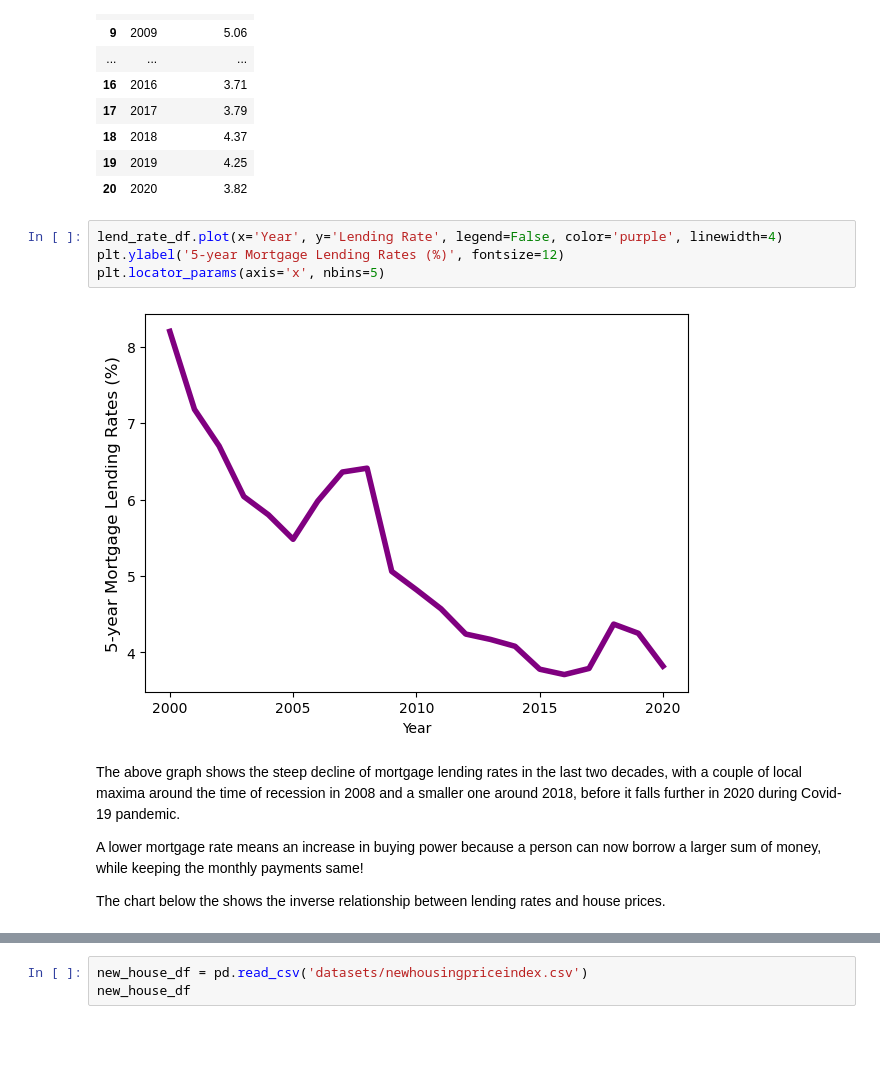
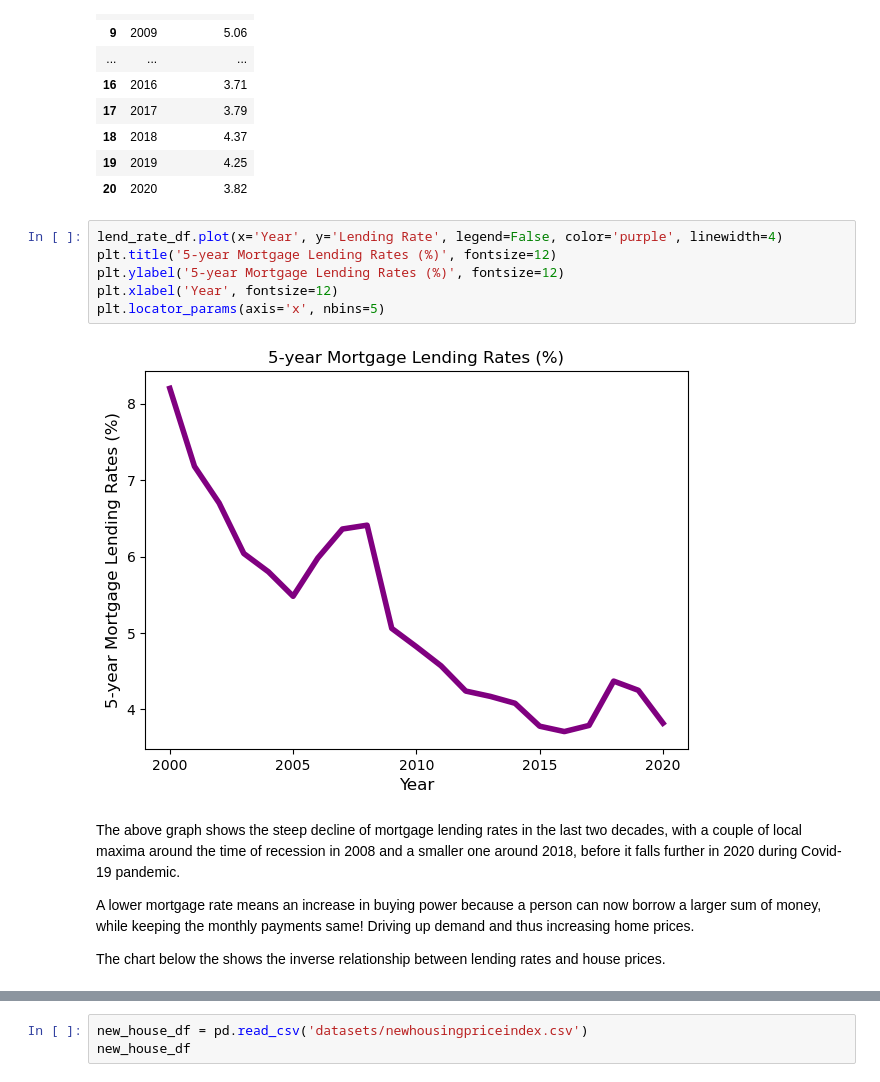
Before and after one commit to prashansa/TorontoHousingMarket, a Jupyter notebook: TorontoHousingMarket.ipynb, the cells around one changed output, grey strips where cells are left out. Saved outputs shown, nothing was run; the diff lists cells and outputs as text; blank space fills up the shorter version.

```diff
--- a/TorontoHousingMarket.ipynb
+++ b/TorontoHousingMarket.ipynb
@@ -224,15 +437,17 @@ lend_rate_df
 | 20 | 2020 | 3.82 |
 # %%
 lend_rate_df.plot(x='Year', y='Lending Rate', legend=False, color='purple', linewidth=4)
+plt.title('5-year Mortgage Lending Rates (%)', fontsize=12)
 plt.ylabel('5-year Mortgage Lending Rates (%)', fontsize=12)
+plt.xlabel('Year', fontsize=12)
 plt.locator_params(axis='x', nbins=5)
 # %% [output]
-[figure, old version]
+[figure, new version]
 # %% [markdown]
 The above graph shows the steep decline of mortgage lending rates in the last two decades, with a couple of local maxima around the time of recession in 2008 and a smaller one around 2018, before it falls further in 2020 during Covid-19 pandemic.
 
 
-A lower mortgage rate means an increase in buying power because a person can now borrow a larger sum of money, while keeping the monthly payments same!
+A lower mortgage rate means an increase in buying power because a person can now borrow a larger sum of money, while keeping the monthly payments same! Driving up demand and thus increasing home prices.
 
 The chart below the shows the inverse relationship between lending rates and house prices.
 # %%
```
Also changed, not shown: parts of 59 cells of this notebook, 2 other files.
